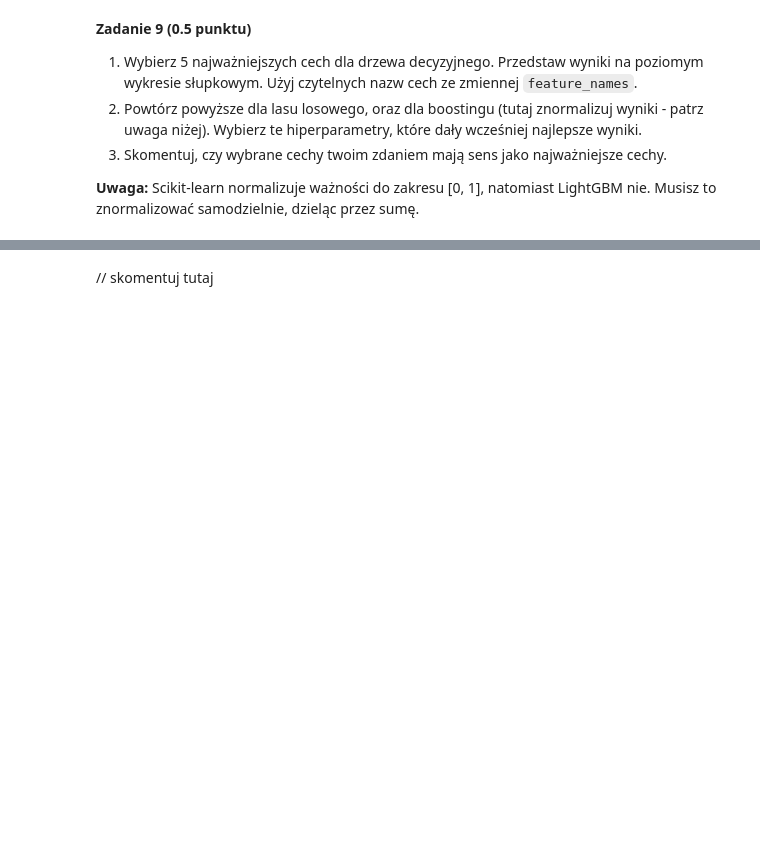
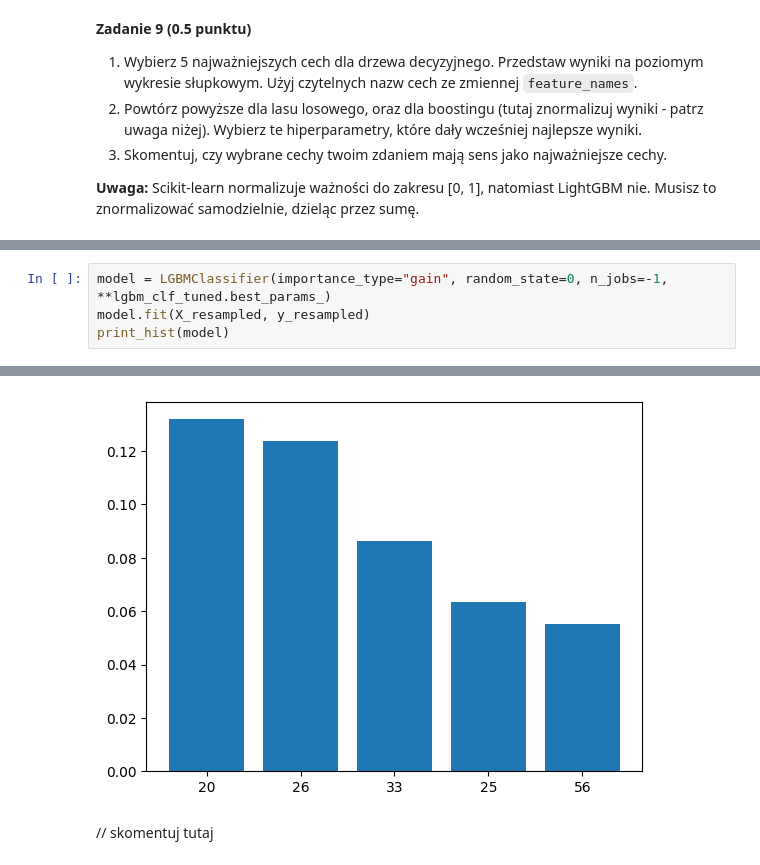
Before and after one commit to michal200292/Introduction-to-AI, a Jupyter notebook: lab2/lab_2.ipynb, the cells around one changed output, grey strips where cells are left out. Cells and saved outputs as stored; diff of their text form; blank space fills up the shorter version.

```diff
--- a/lab2/lab_2.ipynb
+++ b/lab2/lab_2.ipynb
@@ -470,0 +574,5 @@ Ze względu na powyższe, ważności cech normalizuje się często do zakresu [0
+# %%
+model = LGBMClassifier(importance_type="gain", random_state=0, n_jobs=-1, **lgbm_clf_tuned.best_params_)
+model.fit(X_resampled, y_resampled)
+print_hist(model)
+# %% [output]
@@ -471,3 +596,4 @@ Ze względu na powyższe, ważności cech normalizuje się często do zakresu [0
+[figure, added]
 # %% [markdown]
 // skomentuj tutaj
 # %% [markdown]
```
Also changed, not shown: parts of 18 cells of this notebook.
